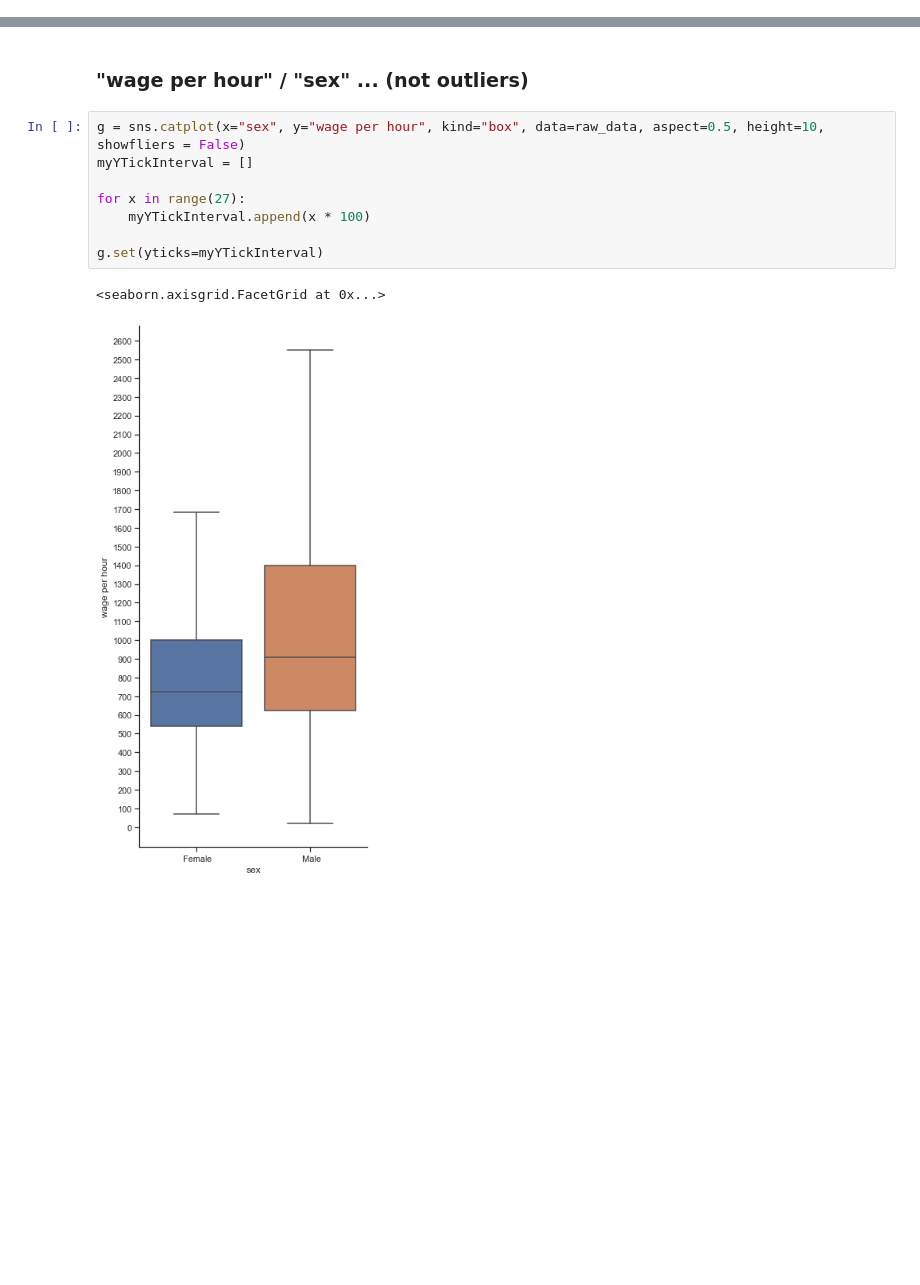
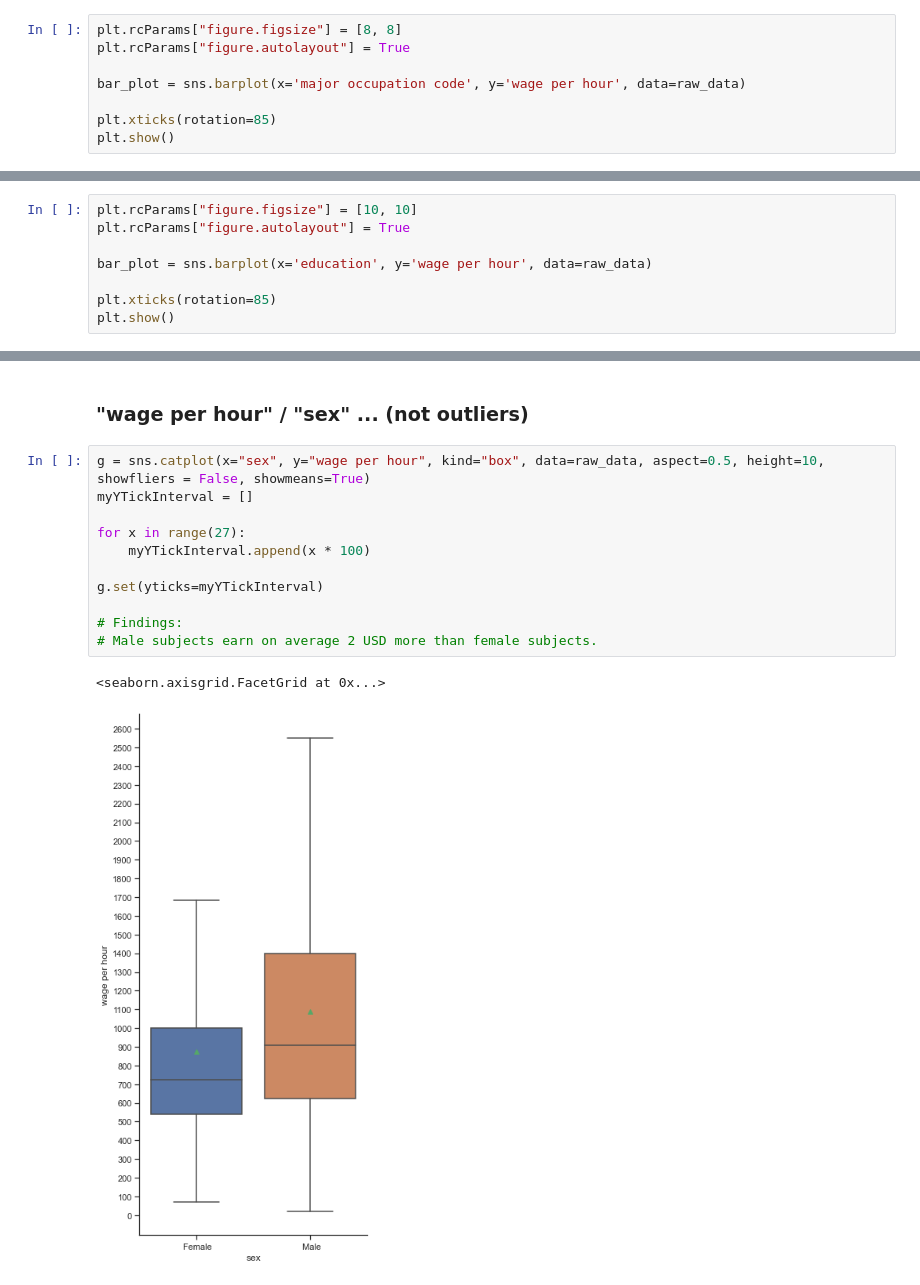
Before and after one commit to ThomasBrue/first-assignment-data-science, a Jupyter notebook: censusIncome.ipynb, the cells around one changed output, grey strips where cells are left out. Saved outputs shown, nothing was run; the diff lists cells and outputs as text; blank space fills up the shorter version.

```diff
--- a/censusIncome.ipynb
+++ b/censusIncome.ipynb
@@ -148,3 +148,11 @@ sns.catplot(x="wage per hour", y="major occupation code", kind="box", data=raw_d
 # %% [output]
 <seaborn.axisgrid.FacetGrid at 0x...>
 [figure]
+# %%
+plt.rcParams["figure.figsize"] = [8, 8]
+plt.rcParams["figure.autolayout"] = True
+
+bar_plot = sns.barplot(x='major occupation code', y='wage per hour', data=raw_data)
+
+plt.xticks(rotation=85)
+plt.show()
@@ -185,0 +212,8 @@ sns.catplot(x="wage per hour", y="education", kind="box", data=raw_data,  aspect
+# %%
+plt.rcParams["figure.figsize"] = [10, 10]
+plt.rcParams["figure.autolayout"] = True
+
+bar_plot = sns.barplot(x='education', y='wage per hour', data=raw_data)
+
+plt.xticks(rotation=85)
+plt.show()
@@ -199,13 +235,16 @@ g.set(yticks=myYTickInterval)
 # %% [markdown]
 ### "wage per hour" / "sex" ... (not outliers)
 # %%
-g = sns.catplot(x="sex", y="wage per hour", kind="box", data=raw_data, aspect=0.5, height=10, showfliers = False)
+g = sns.catplot(x="sex", y="wage per hour", kind="box", data=raw_data, aspect=0.5, height=10, showfliers = False, showmeans=True)
 myYTickInterval = []
 
 for x in range(27):
     myYTickInterval.append(x * 100)
 
 g.set(yticks=myYTickInterval)
+
+# Findings:
+# Male subjects earn on average 2 USD more than female subjects.
 # %% [output]
 <seaborn.axisgrid.FacetGrid at 0x...>
-[figure, old version]
+[figure, new version]
```
Also changed, not shown: parts of 19 cells of this notebook.
